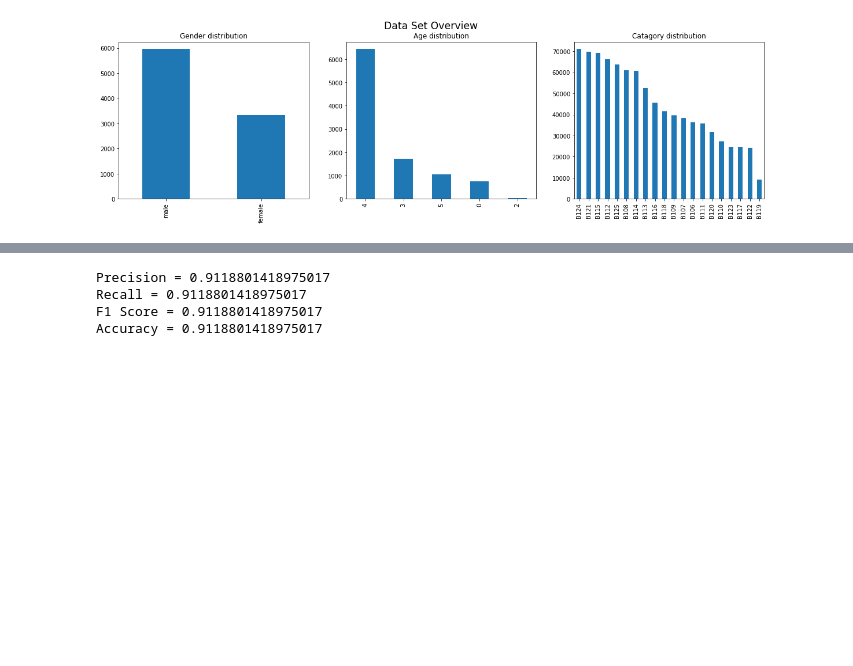
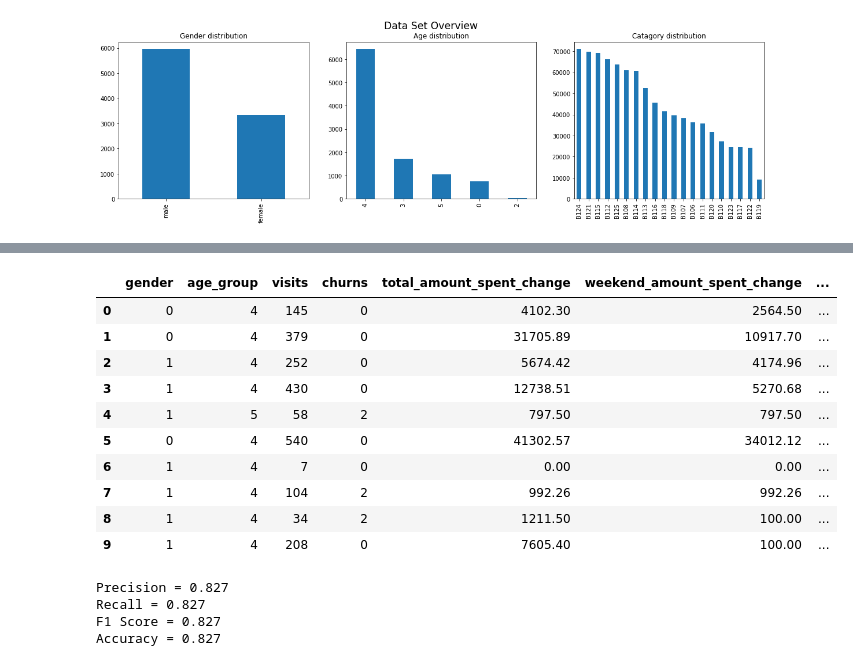
Before and after one commit to MrSupiri/Data-Storm-1.0, a Jupyter notebook: DataStrom.ipynb, the cells around one changed output, grey strips where cells are left out. Cells and saved outputs as stored; diff of their text form; code cells hidden in the pictures; blank space fills up the shorter version.

```diff
--- a/DataStrom.ipynb
+++ b/DataStrom.ipynb
@@ -227,0 +236,25 @@ df.head(20)
+# %%
+from tqdm import tqdm
+customer_data_set = []
+for customer in tqdm(customer_data.itertuples()):
+    data = list(df.loc[df['customer_id'] == customer.customer_id].itertuples())
+    customer_ = customer._asdict()
+    customer_["total_amount_spent_change"] = 0
+    customer_["weekend_amount_spent_change"] = 0
+    customer_["Num_of_weekend_visits_change"] = 0
+    customer_["total_num_of_visits_change"] = 0
+    customer_["transactions"] = 0
+    customer_["target"] = 0
+    for entry in data:
+        customer_["total_amount_spent_change"] += entry.total_amount_spent_change
+        customer_["weekend_amount_spent_change"] += entry.weekend_amount_spent_change
+        customer_["Num_of_weekend_visits_change"] += entry.Num_of_weekend_visits_change
+        customer_["total_num_of_visits_change"] += entry.total_num_of_visits_change
+        customer_["transactions"] += 1
+        customer_["target"] = entry.target
+    del customer_["Index"]
+    customer_data_set.append(customer_)
+# %%
+customer_df = pd.DataFrame(customer_data_set)
+customer_df['gender'] = customer_df.gender.apply(map_gender)
+customer_df.head()
@@ -237,7 +270,22 @@ import numpy as np
 # %%
 from sklearn import preprocessing
-X = np.array(df.drop(['customer_id', 'target'], 1).astype(float))
-X = preprocessing.scale(X)
-y = np.array(df['target'])
+# features = df.drop(['customer_id', 'target', 'total_amount_spent', 'weekend_amount_spent', 'Num_of_weekend_visits', 'total_num_of_visits'], 1)
+features = customer_df.drop(['customer_id', 'target', 'birth_year', 'age'], 1)
+X = np.array(features.astype(float))
+# X = preprocessing.scale(X)
+y = np.array(customer_df['target'])
+features.head(10)
+# %% [output]
+|  | gender | age_group | visits | churns | total_amount_spent_change | weekend_amount_spent_change | ... |
+| 0 | 0 | 4 | 145 | 0 | 4102.30 | 2564.50 | ... |
+| 1 | 0 | 4 | 379 | 0 | 31705.89 | 10917.70 | ... |
+| 2 | 1 | 4 | 252 | 0 | 5674.42 | 4174.96 | ... |
+| 3 | 1 | 4 | 430 | 0 | 12738.51 | 5270.68 | ... |
+| 4 | 1 | 5 | 58 | 2 | 797.50 | 797.50 | ... |
+| 5 | 0 | 4 | 540 | 0 | 41302.57 | 34012.12 | ... |
+| 6 | 1 | 4 | 7 | 0 | 0.00 | 0.00 | ... |
+| 7 | 1 | 4 | 104 | 2 | 992.26 | 992.26 | ... |
+| 8 | 1 | 4 | 34 | 2 | 1211.50 | 100.00 | ... |
+| 9 | 1 | 4 | 208 | 0 | 7605.40 | 100.00 | ... |
 # %%
 from sklearn.model_selection import train_test_split
@@ -260,15 +308,14 @@ model = xgb.train(param, D_train, steps)
 from sklearn.metrics import precision_score, recall_score, accuracy_score, f1_score
 
 best_preds = model.predict(D_test)
-# print(best_preds)
-# best_preds = np.asarray([np.around(line) for line in preds])
+best_preds = np.asarray([np.around(line) for line in best_preds])
 
 print("Precision =", precision_score(Y_test, best_preds, average='micro'))
 print("Recall =", recall_score(Y_test, best_preds, average='micro'))
 print("F1 Score =", f1_score(Y_test, best_preds, average='micro'))
 print("Accuracy =", accuracy_score(Y_test, best_preds))
 # %% [output]
-Precision = 0.9118801418975017
-Recall = 0.9118801418975017
-F1 Score = 0.9118801418975017
-Accuracy = 0.9118801418975017
+Precision = 0.827
+Recall = 0.827
+F1 Score = 0.827
+Accuracy = 0.827
```
Also changed, not shown: parts of 11 cells of this notebook.
